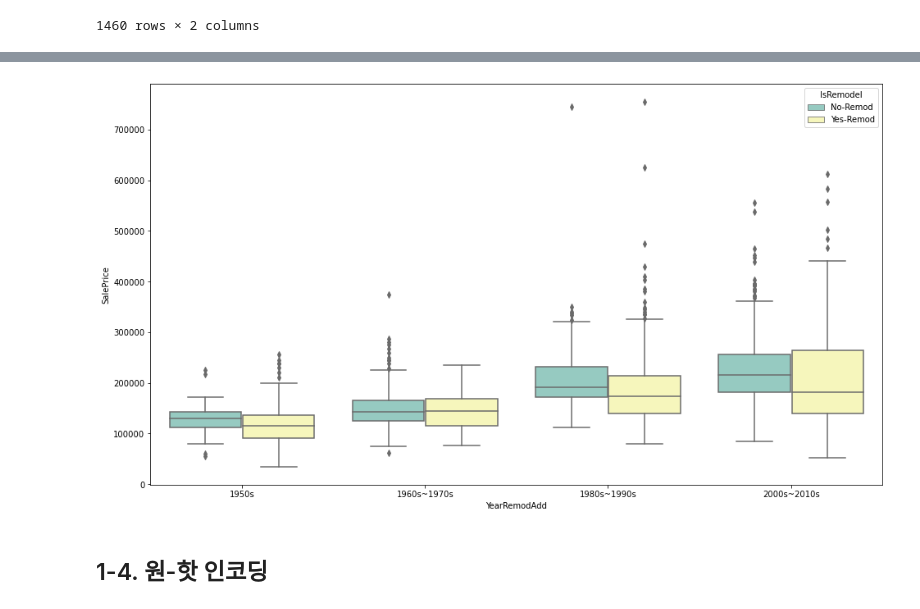
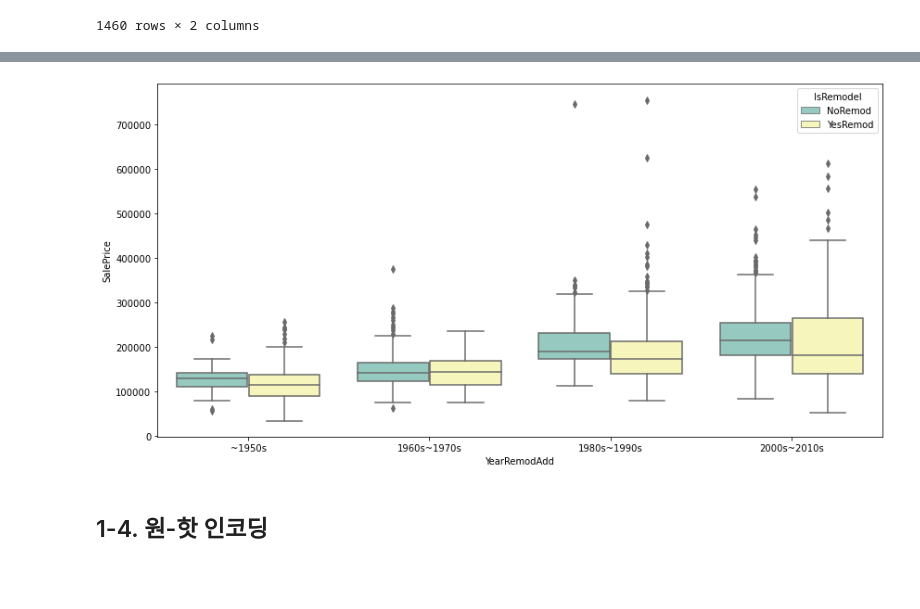
Before and after one commit to bmr03016/House-Prices, a Jupyter notebook: housing.ipynb, the cells around one changed output, grey strips where cells are left out. Drawn from its saved outputs; the diff is of its cells as text; code cells hidden in the pictures; blank space fills up the shorter version.

```diff
--- a/housing.ipynb
+++ b/housing.ipynb
@@ -119,6 +133,6 @@ sns.heatmap(corr_matrix[['SalePrice']].sort_values(by=['SalePrice'],
 # %%
 bins = [0, 1959, 1979, 1999, 2019]
-group_names = ['1950s', '1960s~1970s', '1980s~1990s', '2000s~2010s']
+group_names = ['~1950s', '1960s~1970s', '1980s~1990s', '2000s~2010s']
 # %%
 df['YrSold'].describe()
 # %% [output]
@@ -154,3 +171,3 @@ df[['YearBuilt', 'YearRemodAdd']]
 # %%
-df['IsRemodel'] = df[['YearBuilt', 'YearRemodAdd']].apply(lambda x: "No-Remod" if x[0] == x[1]
-                                                          else "Yes-Remod", axis = 1)
+df['IsRemodel'] = df[['YearBuilt', 'YearRemodAdd']].apply(lambda x: "NoRemod" if x[0] == x[1]
+                                                          else "YesRemod", axis = 1)
@@ -163,10 +182,10 @@ plt.show()
 # %%
-plt.figure(figsize=(16,9))
+plt.figure(figsize=(14,7))
 plt.rc('axes', axisbelow = True)
 sns.boxplot(data=df, y="SalePrice", x=year_cats, palette = "Set3", hue = 'IsRemodel')
 plt.show()
 # %% [output]
-[figure, old version]
+[figure, new version]
 # %% [markdown]
 ## 1-4. 원-핫 인코딩
 # %%
```
Also changed, not shown: parts of 59 cells of this notebook.
